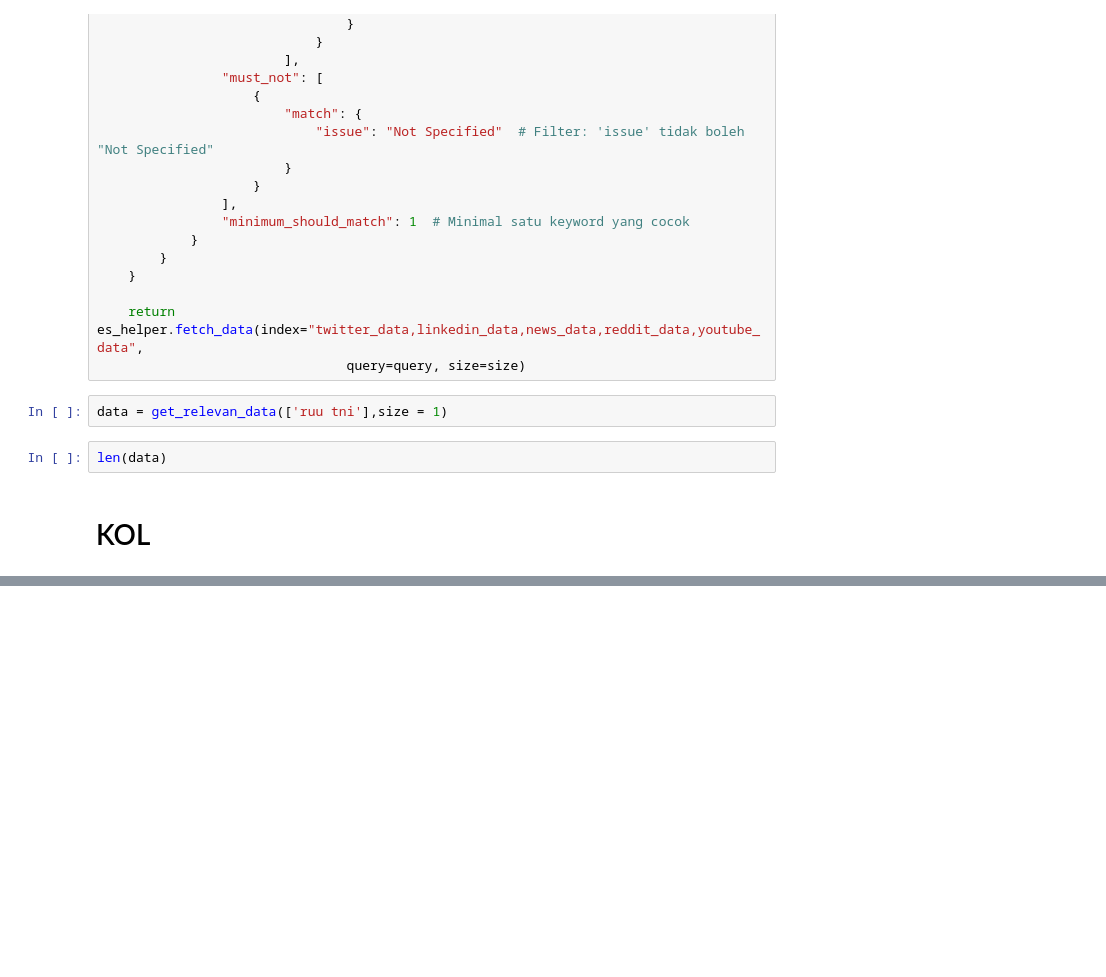
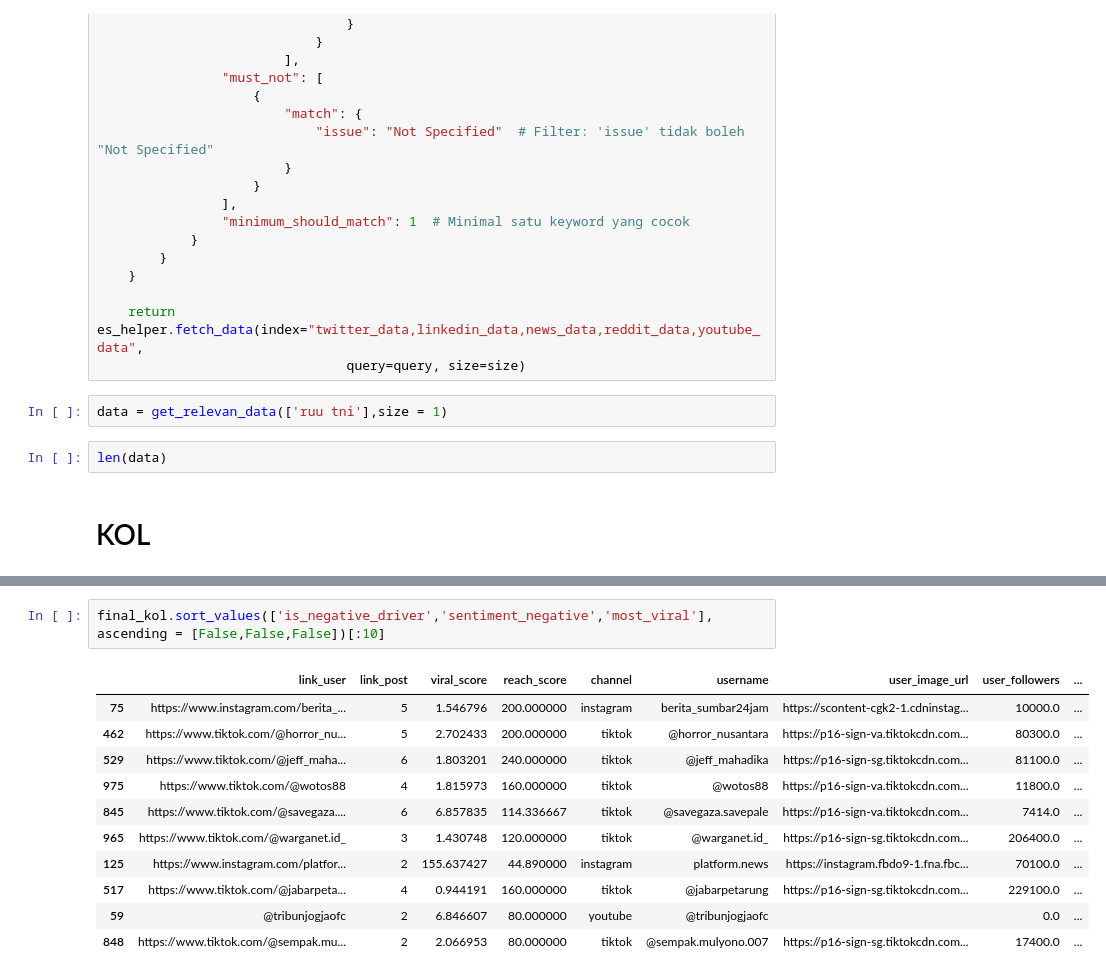
Before and after one commit to mocharil/moskal-api-v2, a Jupyter notebook: Untitled.ipynb, the cells around one changed output, grey strips where cells are left out. Drawn from its saved outputs; the diff is of its cells as text; blank space fills up the shorter version.

```diff
--- a/Untitled.ipynb
+++ b/Untitled.ipynb
@@ -2522,0 +2953,14 @@ final_result
+# %%
+final_kol.sort_values(['is_negative_driver','sentiment_negative','most_viral'], ascending = [False,False,False])[:10]
+# %% [output]
+|  | link_user | link_post | viral_score | reach_score | channel | username | user_image_url | user_followers | ... |
+| 75 | https://www.instagram.com/berita_... | 5 | 1.546796 | 200.000000 | instagram | berita_sumbar24jam | https://scontent-cgk2-1.cdninstag... | 10000.0 | ... |
+| 462 | https://www.tiktok.com/@horror_nu... | 5 | 2.702433 | 200.000000 | tiktok | @horror_nusantara | https://p16-sign-va.tiktokcdn.com... | 80300.0 | ... |
+| 529 | https://www.tiktok.com/@jeff_maha... | 6 | 1.803201 | 240.000000 | tiktok | @jeff_mahadika | https://p16-sign-sg.tiktokcdn.com... | 81100.0 | ... |
+| 975 | https://www.tiktok.com/@wotos88 | 4 | 1.815973 | 160.000000 | tiktok | @wotos88 | https://p16-sign-va.tiktokcdn.com... | 11800.0 | ... |
+| 845 | https://www.tiktok.com/@savegaza.... | 6 | 6.857835 | 114.336667 | tiktok | @savegaza.savepale | https://p16-sign-va.tiktokcdn.com... | 7414.0 | ... |
+| 965 | https://www.tiktok.com/@warganet.id_ | 3 | 1.430748 | 120.000000 | tiktok | @warganet.id_ | https://p16-sign-sg.tiktokcdn.com... | 206400.0 | ... |
+| 125 | https://www.instagram.com/platfor... | 2 | 155.637427 | 44.890000 | instagram | platform.news | https://instagram.fbdo9-1.fna.fbc... | 70100.0 | ... |
+| 517 | https://www.tiktok.com/@jabarpeta... | 4 | 0.944191 | 160.000000 | tiktok | @jabarpetarung | https://p16-sign-sg.tiktokcdn.com... | 229100.0 | ... |
+| 59 | @tribunjogjaofc | 2 | 6.846607 | 80.000000 | youtube | @tribunjogjaofc |  | 0.0 | ... |
+| 848 | https://www.tiktok.com/@sempak.mu... | 2 | 2.066953 | 80.000000 | tiktok | @sempak.mulyono.007 | https://p16-sign-sg.tiktokcdn.com... | 17400.0 | ... |
```
Also changed, not shown: parts of 8 cells of this notebook, 5 other files.
